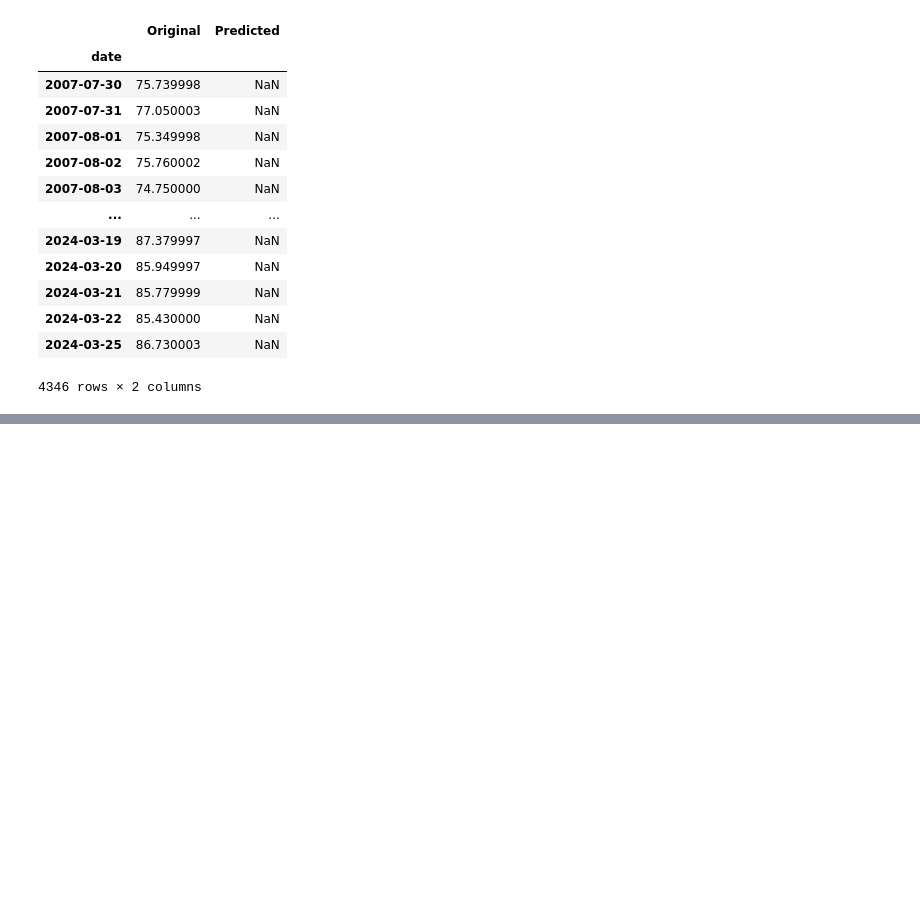
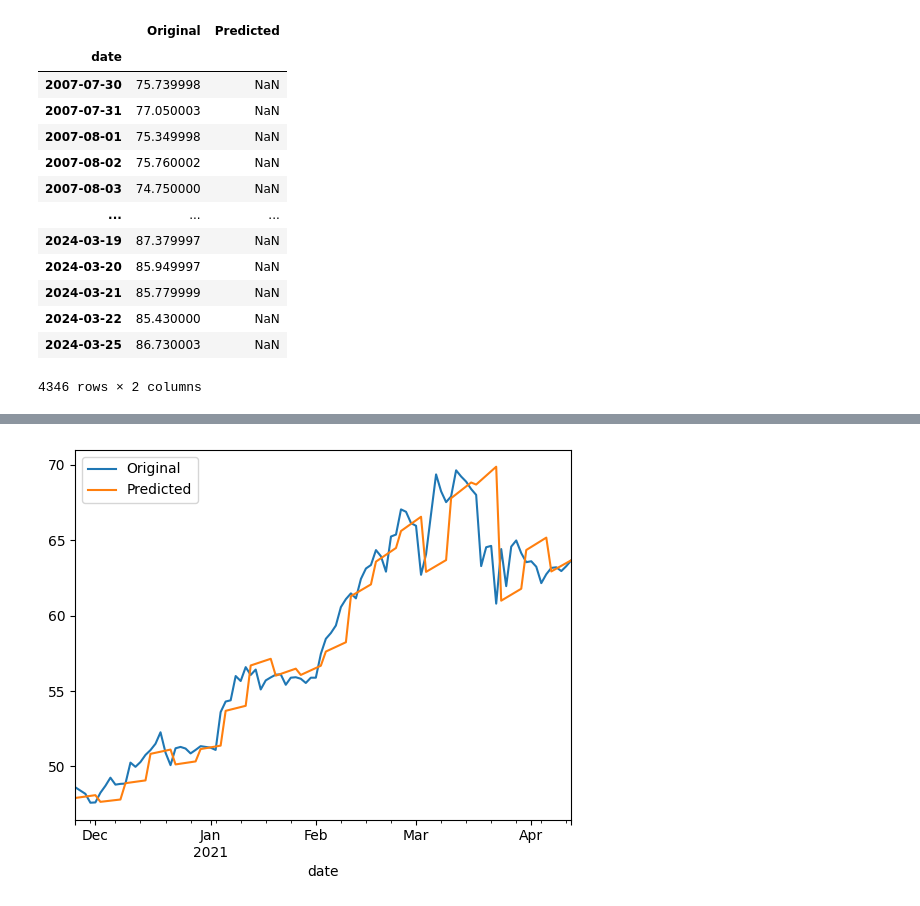
Before and after one commit to GuiCT/data-driven-studies, a Jupyter notebook: time-series/arima.ipynb, the cells around one changed output, grey strips where cells are left out. Cells and saved outputs as stored; diff of their text form; code cells hidden in the pictures; blank space fills up the shorter version.

Commit message:
ARIMA demonstration

```diff
--- a/time-series/arima.ipynb
+++ b/time-series/arima.ipynb
@@ -116,5 +66,0 @@ Warnings:
-# %%
-brent_oil_arima_model.fit(brent_oil_close_df['Original'][:-40])
-forecasted = brent_oil_arima_model.predict(n_periods=40)
-brent_oil_close_df['Predicted'][-40:] = forecasted
-brent_oil_close_df
@@ -150,0 +67,74 @@ brent_oil_close_df[-50:].plot()
+# %%
+from pmdarima.arima import auto_arima
+
+class IterativeARIMA:
+    def __init__(
+            self,
+            data: pd.Series,
+            num_steps: int,
+            invalidate_size: int,
+            n_fit: int,
+            test_split: float,):
+        assert 0 <= test_split <= 1
+        self.test_size = int(len(data) * test_split)
+        self.train_size = len(data) - self.test_size
+        assert num_steps <= self.test_size
+        assert 0 < invalidate_size < self.train_size
+        assert n_fit <= self.train_size
+        self.data = data
+        self.invalidate_size = invalidate_size
+        self.n_fit = n_fit
+        self.num_steps = num_steps
+        fit_df = self._get_fit_df(0)
+        self.model = auto_arima(
+            y=fit_df,
+            x=fit_df.index,
+            start_p=1, start_q=1,
+            max_p=10, max_q=10,
+            seasonal=False,
+            stepwise=False,
+            trace=True
+        )
+        self.pred_df = pd.Series(
+            np.full(num_steps, np.nan),
+            index=self.data.index[self.train_size : self.train_size + num_steps]
+        )
+        self.step = 0
+
+    def _get_fit_df(self, offset: int | None = None):
+        if offset is None:
+            offset = self.step
+        end = self.train_size + offset
+        start = end - self.n_fit
+        return self.data[start:end]
+
+    def __iter__(self):
+        return self
+
+    def __next__(self):
+        if self.step >= self.num_steps:
+            raise StopIteration
+        if self.step % self.invalidate_size == 0:
+            self.model.fit(self._get_fit_df())
+        n_periods = min(self.invalidate_size, self.num_steps - self.step)
+        predict = self.model.predict(n_periods=n_periods)
+        self.pred_df.update(predict)
+        if self.invalidate_size == 1:
+            print(f"Step {self.step} of {self.num_steps}")
+        else:
+            print(f"Step {self.step} to {self.step + n_periods} of {self.num_steps}")
+        self.step += self.invalidate_size
+        return self.pred_df[:self.step]
+
+    def get_comparison_df(self):
+        df = pd.DataFrame({
+            'Original': self.data[self.train_size : self.train_size + self.num_steps],
+            'Predicted': self.pred_df
+        })
+        return df
+
+iter_arima = IterativeARIMA(brent_oil_close_df['Original'], 100, 5, 100, 0.2)
+for pred in iter_arima:
+    pass
+iter_arima.get_comparison_df().plot()
+# %% [output]
@@ -150,0 +159 @@ brent_oil_close_df[-50:].plot()
+[figure, added]
```
Also changed, not shown: parts of 4 cells of this notebook.
